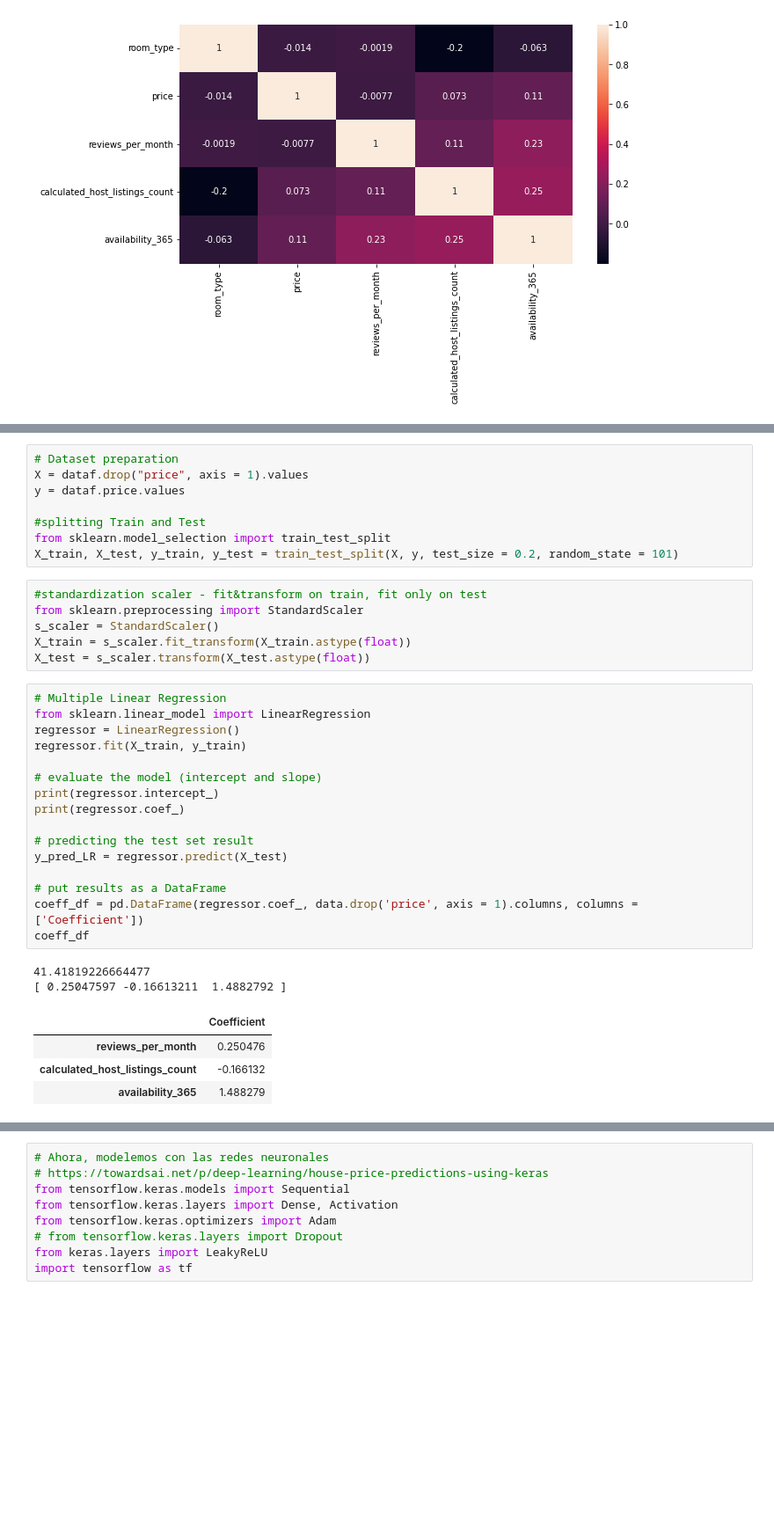
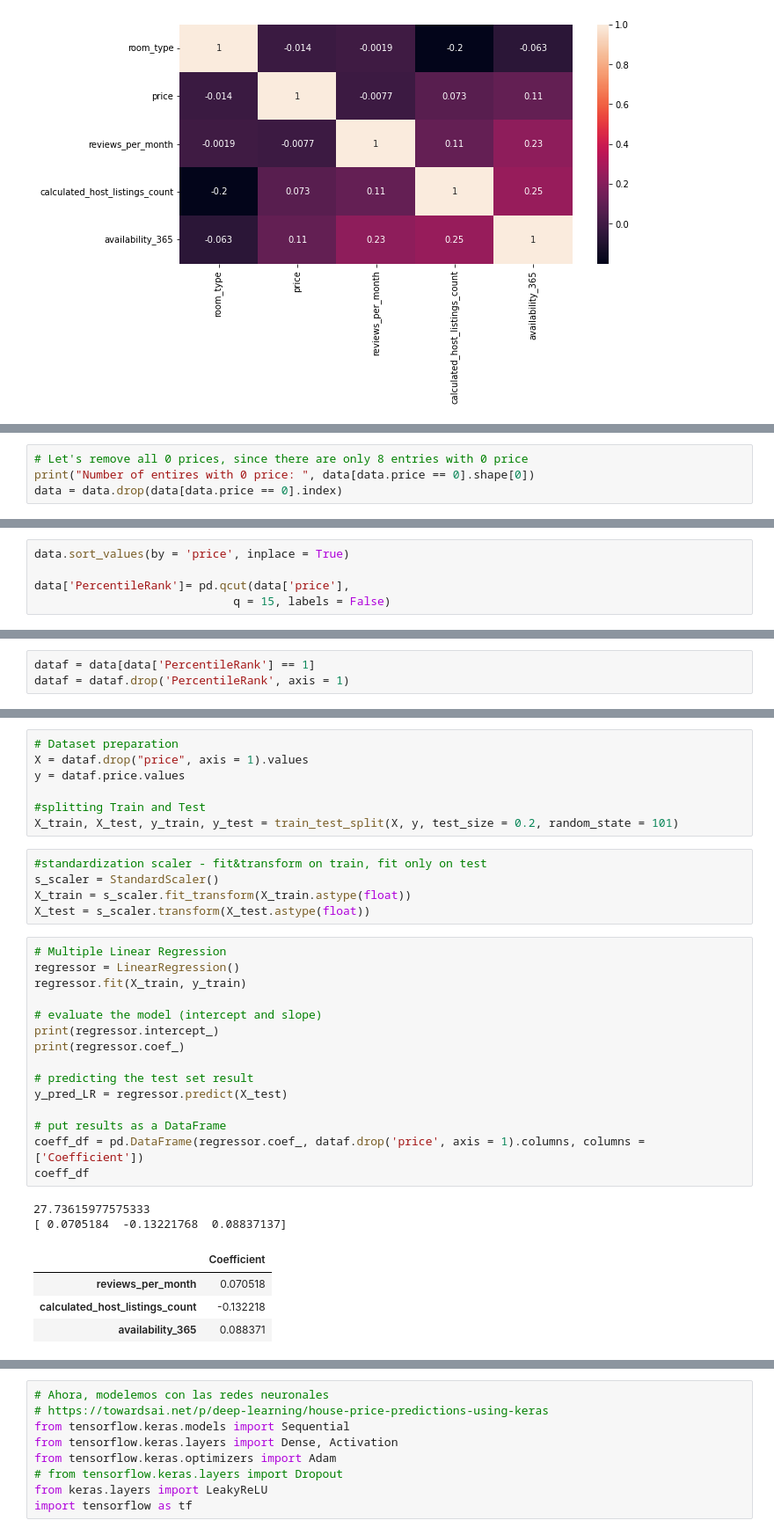
Before and after one commit to hbaghramyan/Airbnb-Berlin-Price-Prediction, a Jupyter notebook: berlin_bnb.ipynb, the cells around one changed output, grey strips where cells are left out. Shown: that part at 88% size. Cells and saved outputs as stored; diff of their text form; blank space fills up the shorter version.

```diff
--- a/berlin_bnb.ipynb
+++ b/berlin_bnb.ipynb
@@ -94 +94,5 @@ sns.heatmap(corrMatrix, annot=True)
 data = data.drop("room_type", axis = 1)
+# %%
+# Let's remove all 0 prices, since there are only 8 entries with 0 price
+print("Number of entires with 0 price: ", data[data.price == 0].shape[0])
+data = data.drop(data[data.price == 0].index)
@@ -113,0 +110,5 @@ dataf = dataf[dataf['price'] > 20]
+# %%
+data.sort_values(by = 'price', inplace = True)
+
+data['PercentileRank']= pd.qcut(data['price'],
+                             q = 15, labels = False)
@@ -113,0 +157,3 @@ dataf = dataf[dataf['price'] > 20]
+# %%
+dataf = data[data['PercentileRank'] == 1]
+dataf = dataf.drop('PercentileRank', axis = 1)
@@ -117,37 +177,34 @@ X = dataf.drop("price", axis = 1).values
 y = dataf.price.values
 
 #splitting Train and Test
-from sklearn.model_selection import train_test_split
 X_train, X_test, y_train, y_test = train_test_split(X, y, test_size = 0.2, random_state = 101)
 # %%
 #standardization scaler - fit&transform on train, fit only on test
-from sklearn.preprocessing import StandardScaler
 s_scaler = StandardScaler()
 X_train = s_scaler.fit_transform(X_train.astype(float))
 X_test = s_scaler.transform(X_test.astype(float))
 # %%
 # Multiple Linear Regression
-from sklearn.linear_model import LinearRegression
 regressor = LinearRegression()
 regressor.fit(X_train, y_train)
 
 # evaluate the model (intercept and slope)
 print(regressor.intercept_)
 print(regressor.coef_)
 
 # predicting the test set result
 y_pred_LR = regressor.predict(X_test)
 
 # put results as a DataFrame
-coeff_df = pd.DataFrame(regressor.coef_, data.drop('price', axis = 1).columns, columns = ['Coefficient'])
+coeff_df = pd.DataFrame(regressor.coef_, dataf.drop('price', axis = 1).columns, columns = ['Coefficient'])
 coeff_df
 # %% [output]
-41.41819226664477
-[ 0.25047597 -0.16613211  1.4882792 ]
+27.73615977575333
+[ 0.0705184  -0.13221768  0.08837137]
 |  | Coefficient |
-| reviews_per_month | 0.250476 |
-| calculated_host_listings_count | -0.166132 |
-| availability_365 | 1.488279 |
+| reviews_per_month | 0.070518 |
+| calculated_host_listings_count | -0.132218 |
+| availability_365 | 0.088371 |
 # %%
 # visualizing residuals
 # by visualizing the residual we can see that is normally distributed (proof of having linear relationship with the dependent variable)
```
Also changed, not shown: parts of 14 cells of this notebook.
